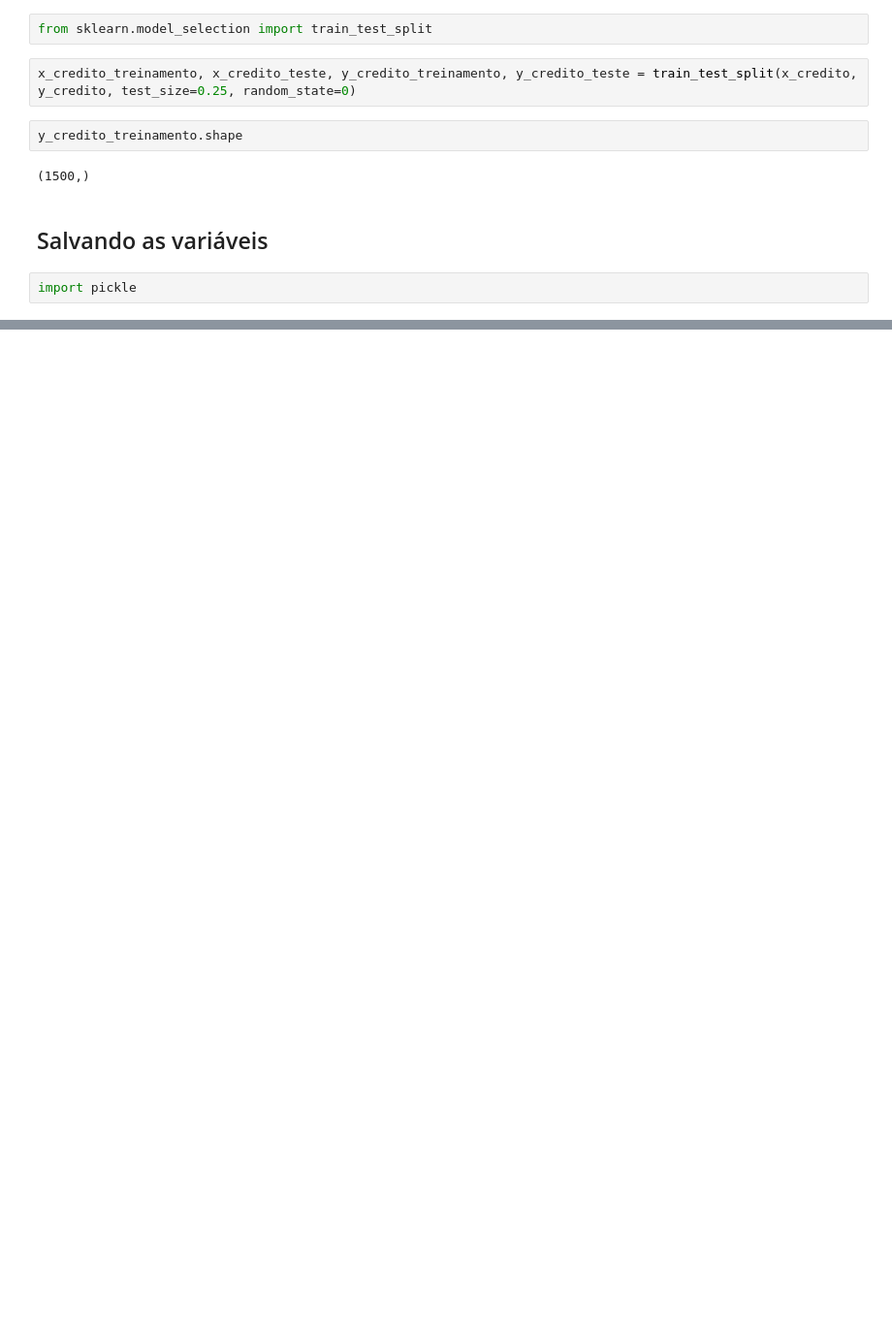
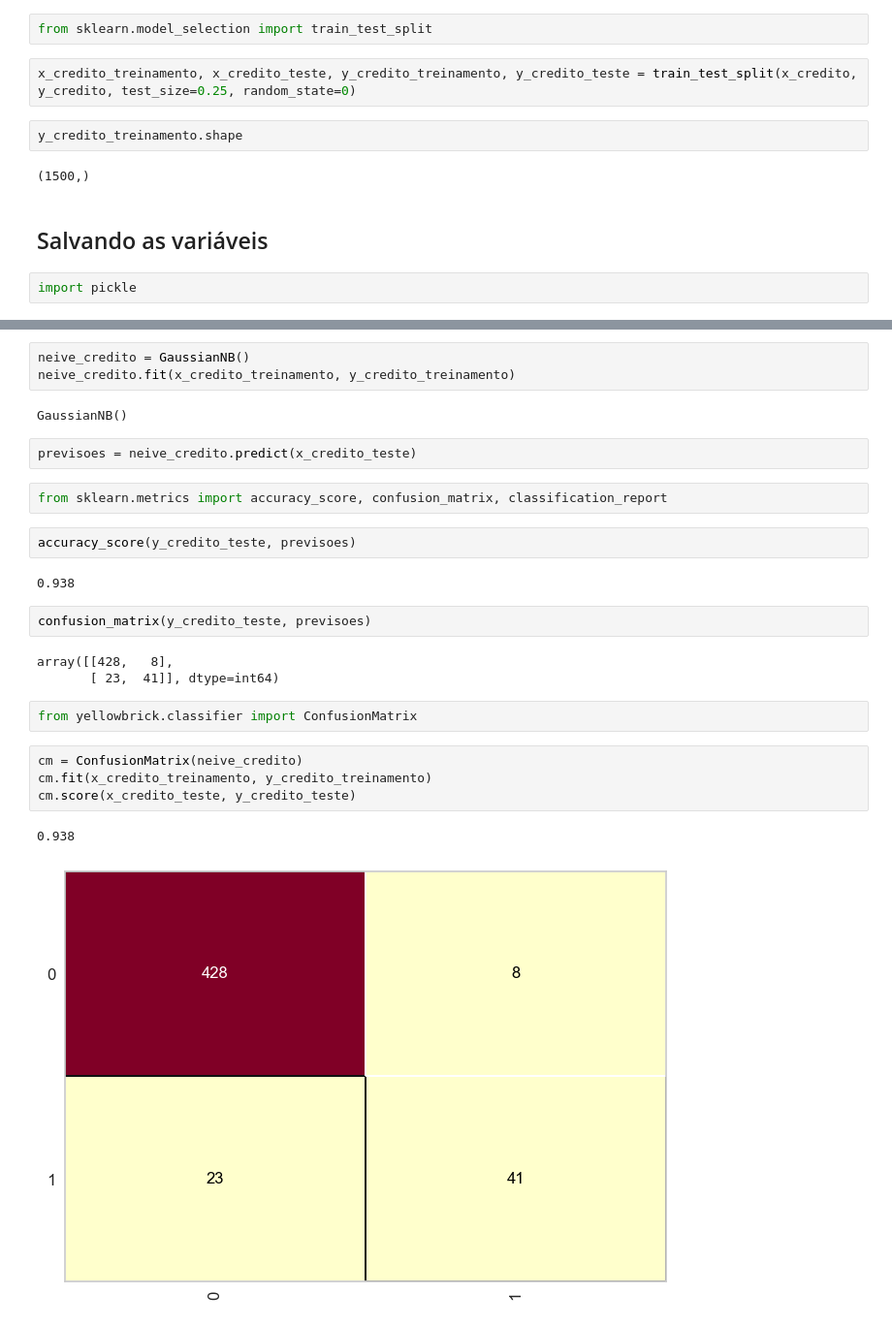
Before and after one commit to TdcRibeiro/IA, a Jupyter notebook: credito/credit.ipynb, the cells around one changed output, grey strips where cells are left out. Shown at 97% size. Drawn from its saved outputs; the diff is of its cells as text; blank space fills up the shorter version.

```diff
--- a/credito/credit.ipynb
+++ b/credito/credit.ipynb
@@ -201,0 +206,27 @@ with open('credito.pkl', mode ='wb') as f:
+# %%
+neive_credito = GaussianNB()
+neive_credito.fit(x_credito_treinamento, y_credito_treinamento)
+# %% [output]
+GaussianNB()
+# %%
+previsoes = neive_credito.predict(x_credito_teste)
+# %%
+from sklearn.metrics import accuracy_score, confusion_matrix, classification_report
+# %%
+accuracy_score(y_credito_teste, previsoes)
+# %% [output]
+0.938
+# %%
+confusion_matrix(y_credito_teste, previsoes)
+# %% [output]
+array([[428,   8],
+       [ 23,  41]], dtype=int64)
+# %%
+from yellowbrick.classifier import ConfusionMatrix
+# %%
+cm = ConfusionMatrix(neive_credito)
+cm.fit(x_credito_treinamento, y_credito_treinamento)
+cm.score(x_credito_teste, y_credito_teste)
+# %% [output]
+0.938
+[figure, added]
```
Also changed, not shown: parts of 4 cells of this notebook.
